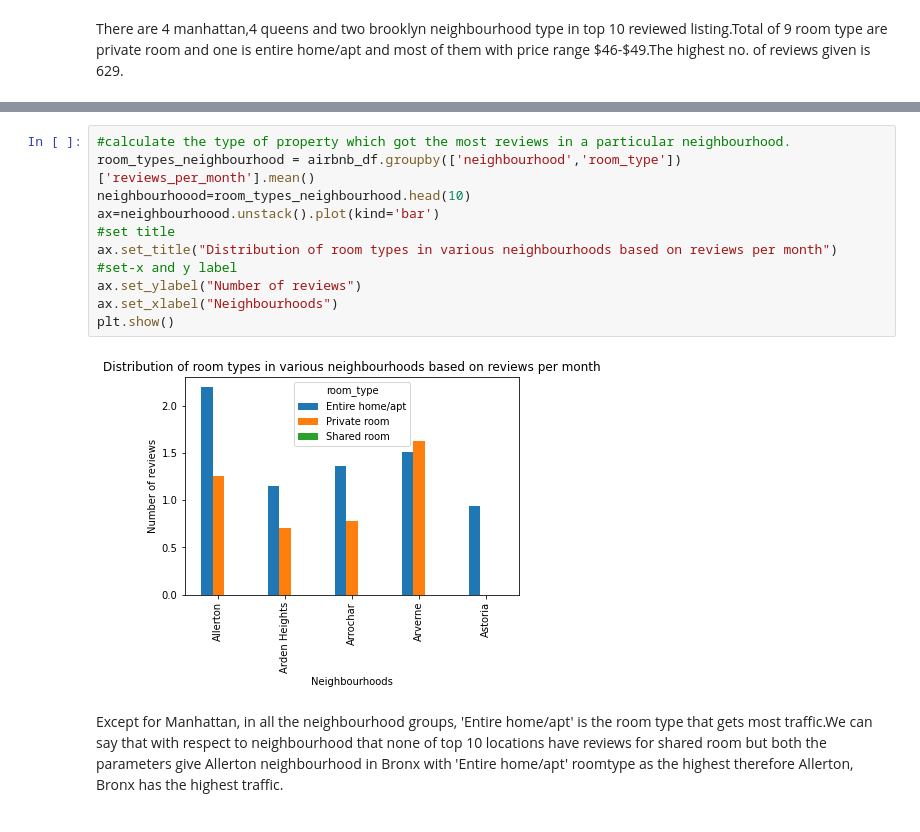
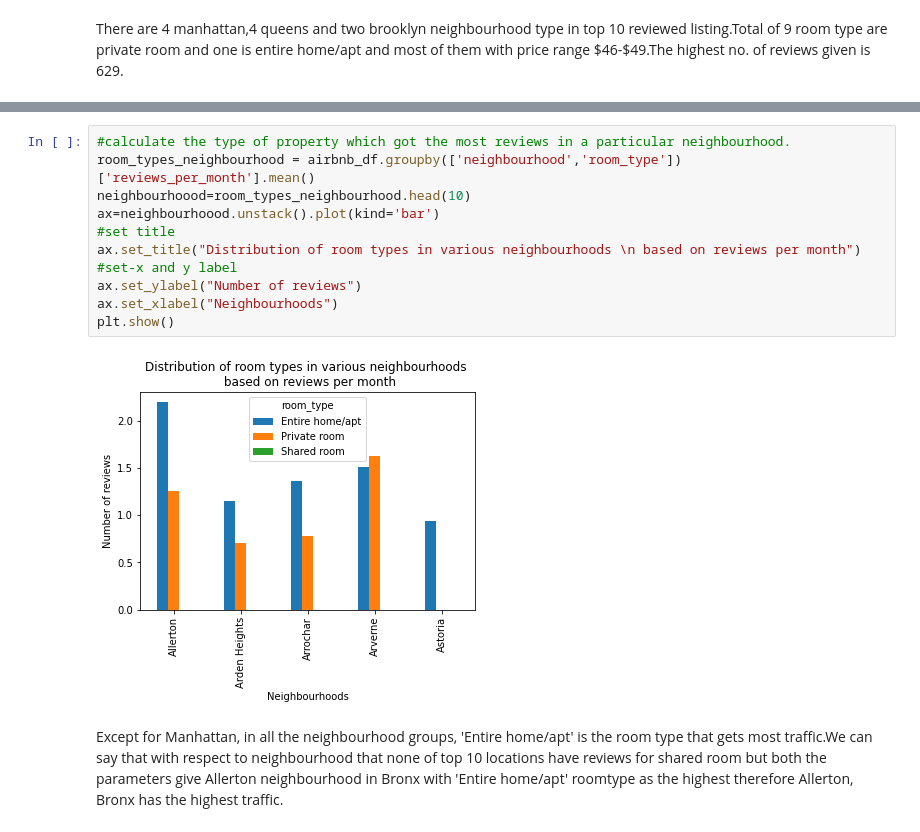
Before and after one commit to Gyanendra079/Airbnb-Bookings-Analysis---Capstone-project, a Jupyter notebook: [Gyanendra_kumar_Porwal_]Airbnb_Bookings_Analysis_Capstone_Project.ipynb, the cells around one changed output, grey strips where cells are left out. Saved outputs shown, nothing was run; the diff lists cells and outputs as text.

```diff
--- a/[Gyanendra_kumar_Porwal_]Airbnb_Bookings_Analysis_Capstone_Project.ipynb
+++ b/[Gyanendra_kumar_Porwal_]Airbnb_Bookings_Analysis_Capstone_Project.ipynb
@@ -537,16 +551,16 @@ plt.show()
 # %%
 #calculate the type of property which got the most reviews in a particular neighbourhood.
 room_types_neighbourhood = airbnb_df.groupby(['neighbourhood','room_type'])['reviews_per_month'].mean()
 neighbourhoood=room_types_neighbourhood.head(10)
 ax=neighbourhoood.unstack().plot(kind='bar')
 #set title
-ax.set_title("Distribution of room types in various neighbourhoods based on reviews per month")
+ax.set_title("Distribution of room types in various neighbourhoods \n based on reviews per month")
 #set-x and y label
 ax.set_ylabel("Number of reviews")
 ax.set_xlabel("Neighbourhoods")
 plt.show()
 # %% [output]
-[figure, old version]
+[figure, new version]
 # %% [markdown]
 Except for Manhattan, in all the neighbourhood groups, 'Entire home/apt' is the room type that gets most traffic.We can say that with respect to neighbourhood that none of top 10 locations have reviews for shared room but both the parameters give Allerton neighbourhood in Bronx with 'Entire home/apt' roomtype as the highest therefore Allerton, Bronx has the highest traffic.
 # %% [markdown]
```
Also changed, not shown: parts of 22 cells of this notebook.
